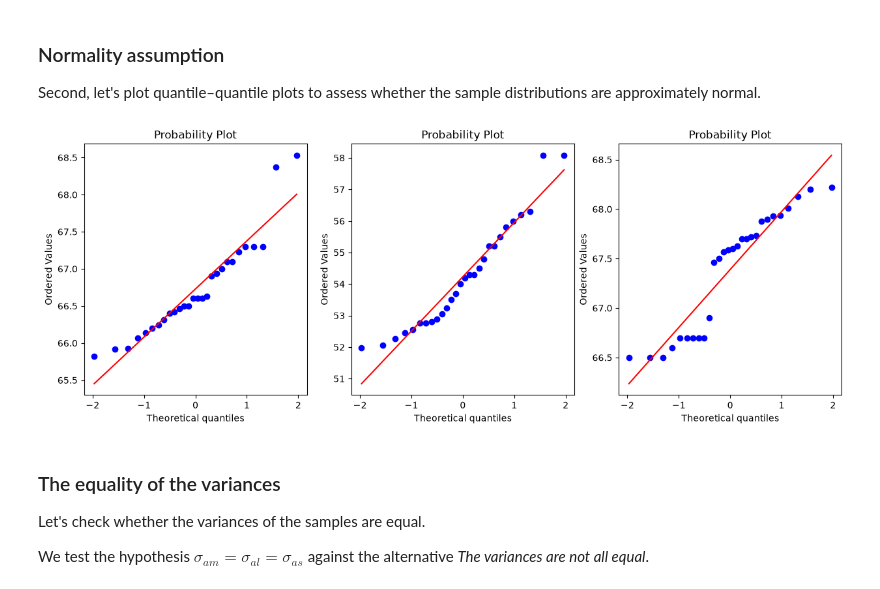
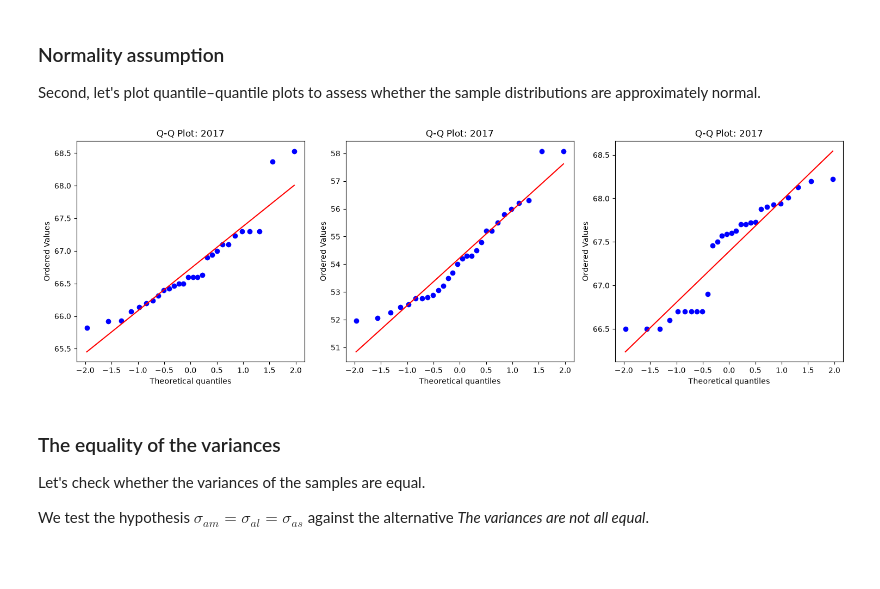
Before and after one commit to TAbramovskaya/code-and-notes, a Jupyter notebook: jnb_04_one_factor_experiments.ipynb, the cells around one changed output. Saved outputs shown, nothing was run; the diff lists cells and outputs as text; code cells hidden in the pictures; blank space fills up the shorter version.

```diff
--- a/jnb_04_one_factor_experiments.ipynb
+++ b/jnb_04_one_factor_experiments.ipynb
@@ -157,12 +157,14 @@ Second, let's plot quantile–quantile plots to assess whether the sample distri
 # %%
 fig, axes = plt.subplots(1, len(regions), figsize=(15, 5))
 
 for ax, region in zip(axes, regions):
     stats.probplot(urbanization[region], dist="norm", plot=ax)
+    ax.set_title(f"Q-Q Plot: {year}")
 
+plt.tight_layout()
 plt.show()
 # %% [output]
-[figure, old version]
+[figure, new version]
 # %% [markdown]
 ### The equality of the variances
 
```
Also changed, not shown: parts of 9 cells of this notebook.
